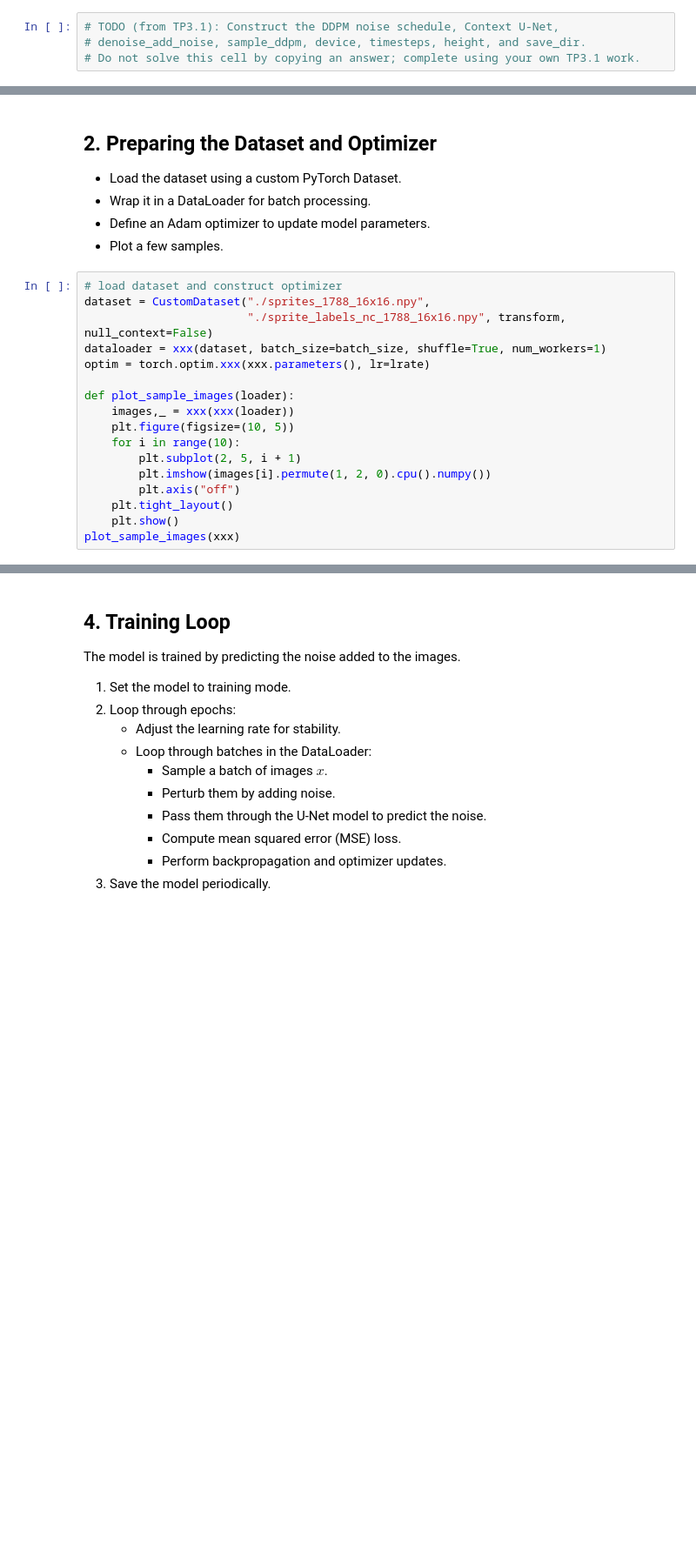
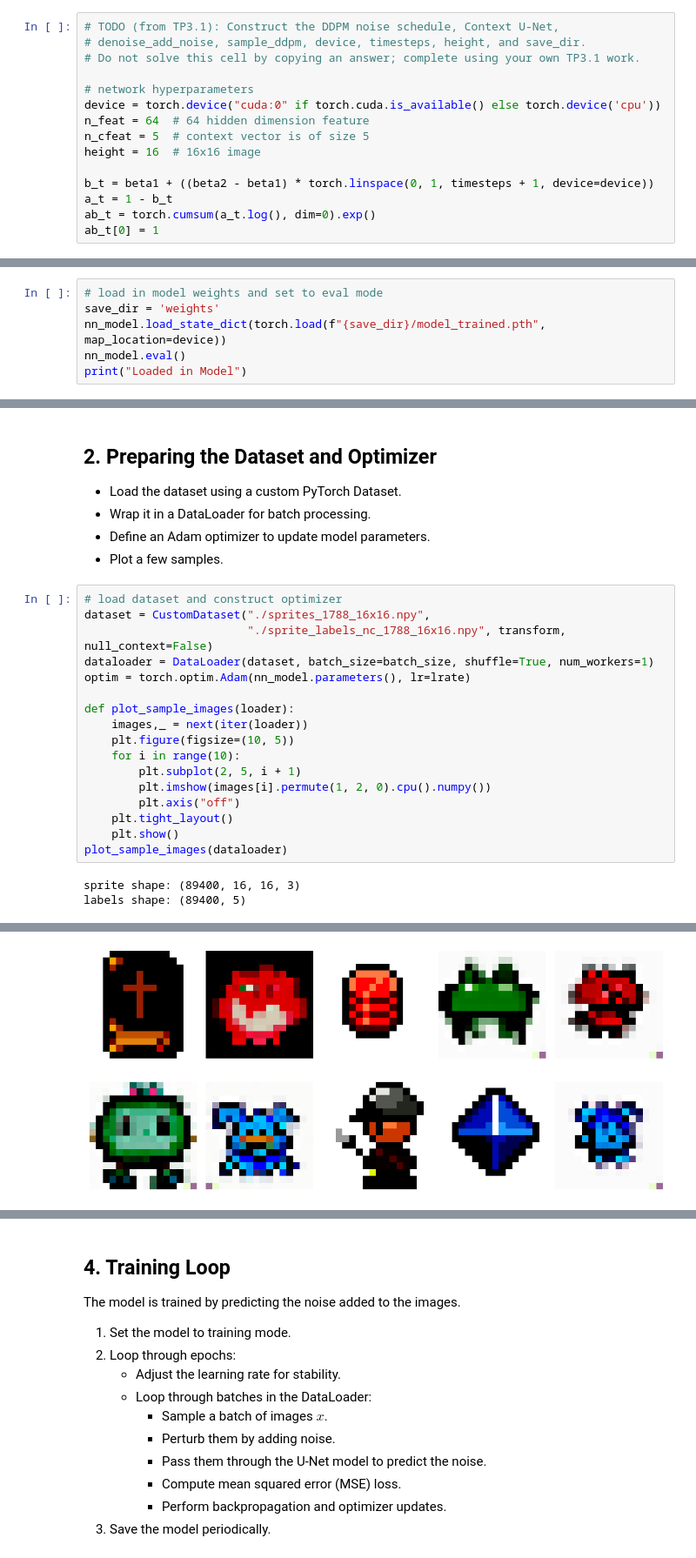
Before and after one commit to Lorichag/GENAI_TPs, a Jupyter notebook: TP3/TP3_2_DDPM_Training.ipynb, the cells around one changed output, grey strips where cells are left out. Shown at 87% size. Cells and saved outputs as stored; diff of their text form; blank space fills up the shorter version.

```diff
--- a/TP3/TP3_2_DDPM_Training.ipynb
+++ b/TP3/TP3_2_DDPM_Training.ipynb
@@ -43,3 +49,14 @@ Set up the same noise schedule, Context U-Net, DDPM denoising helper and sampler
 # TODO (from TP3.1): Construct the DDPM noise schedule, Context U-Net,
 # denoise_add_noise, sample_ddpm, device, timesteps, height, and save_dir.
 # Do not solve this cell by copying an answer; complete using your own TP3.1 work.
+
+# network hyperparameters
+device = torch.device("cuda:0" if torch.cuda.is_available() else torch.device('cpu'))
+n_feat = 64  # 64 hidden dimension feature
+n_cfeat = 5  # context vector is of size 5
+height = 16  # 16x16 image
+
+b_t = beta1 + ((beta2 - beta1) * torch.linspace(0, 1, timesteps + 1, device=device))
+a_t = 1 - b_t
+ab_t = torch.cumsum(a_t.log(), dim=0).exp()
+ab_t[0] = 1
@@ -45,0 +146,6 @@ Set up the same noise schedule, Context U-Net, DDPM denoising helper and sampler
+# %%
+# load in model weights and set to eval mode
+save_dir = 'weights'
+nn_model.load_state_dict(torch.load(f"{save_dir}/model_trained.pth", map_location=device))
+nn_model.eval()
+print("Loaded in Model")
@@ -54,11 +187,11 @@ Set up the same noise schedule, Context U-Net, DDPM denoising helper and sampler
 # load dataset and construct optimizer
 dataset = CustomDataset("./sprites_1788_16x16.npy",
                         "./sprite_labels_nc_1788_16x16.npy", transform, null_context=False)
-dataloader = xxx(dataset, batch_size=batch_size, shuffle=True, num_workers=1)
-optim = torch.optim.xxx(xxx.parameters(), lr=lrate)
+dataloader = DataLoader(dataset, batch_size=batch_size, shuffle=True, num_workers=1)
+optim = torch.optim.Adam(nn_model.parameters(), lr=lrate)
 
 def plot_sample_images(loader):
-    images,_ = xxx(xxx(loader))
+    images,_ = next(iter(loader))
     plt.figure(figsize=(10, 5))
     for i in range(10):
         plt.subplot(2, 5, i + 1)
@@ -66,4 +199,7 @@ def plot_sample_images(loader):
         plt.axis("off")
     plt.tight_layout()
     plt.show()
-plot_sample_images(xxx)
+plot_sample_images(dataloader)
+# %% [output]
+sprite shape: (89400, 16, 16, 3)
+labels shape: (89400, 5)
@@ -70,3 +216,4 @@ plot_sample_images(xxx)
+[figure, added]
 # %% [markdown]
 ## 3. Perturbing Input Images
 
```
Also changed, not shown: parts of 9 cells of this notebook.
